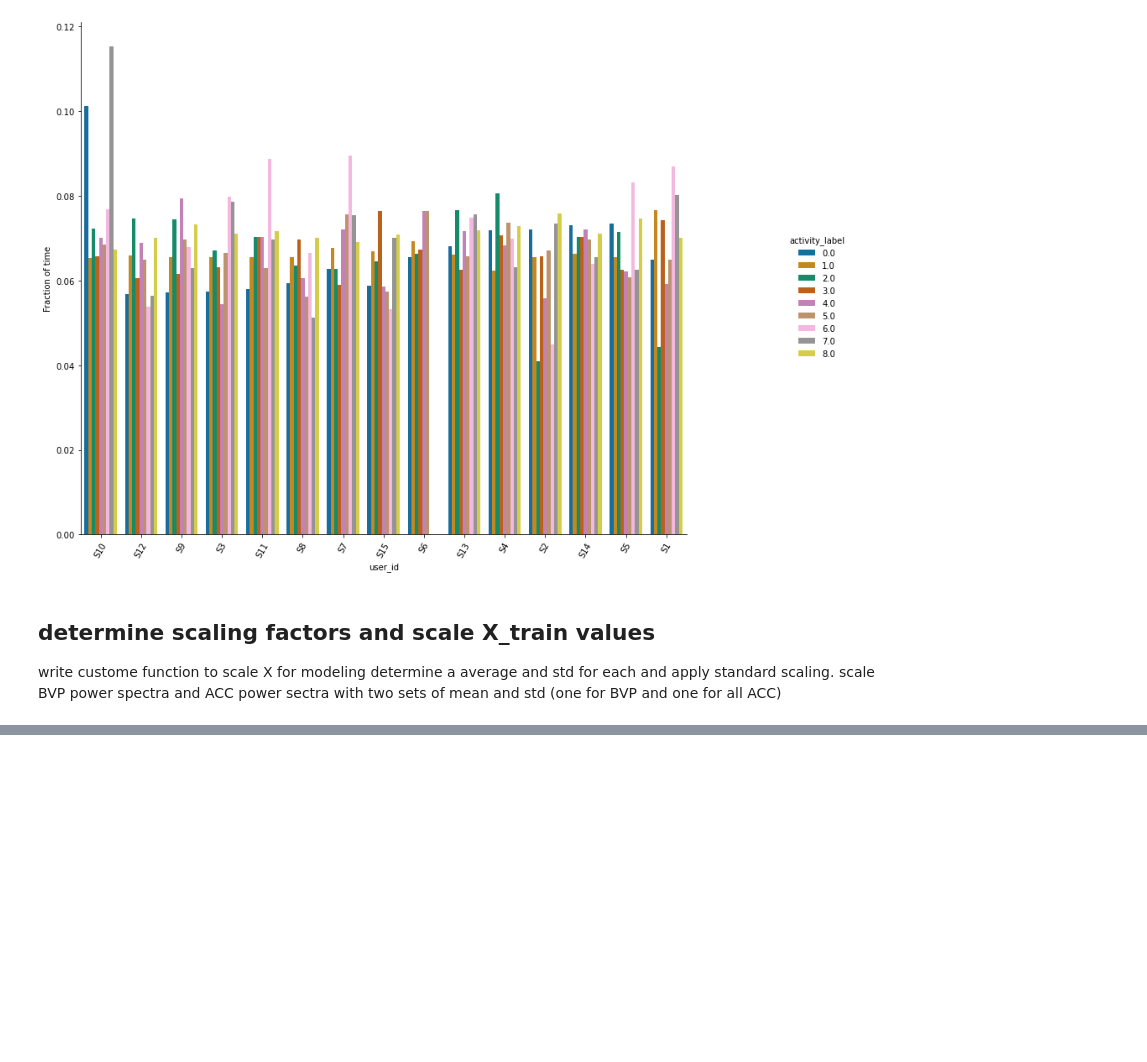
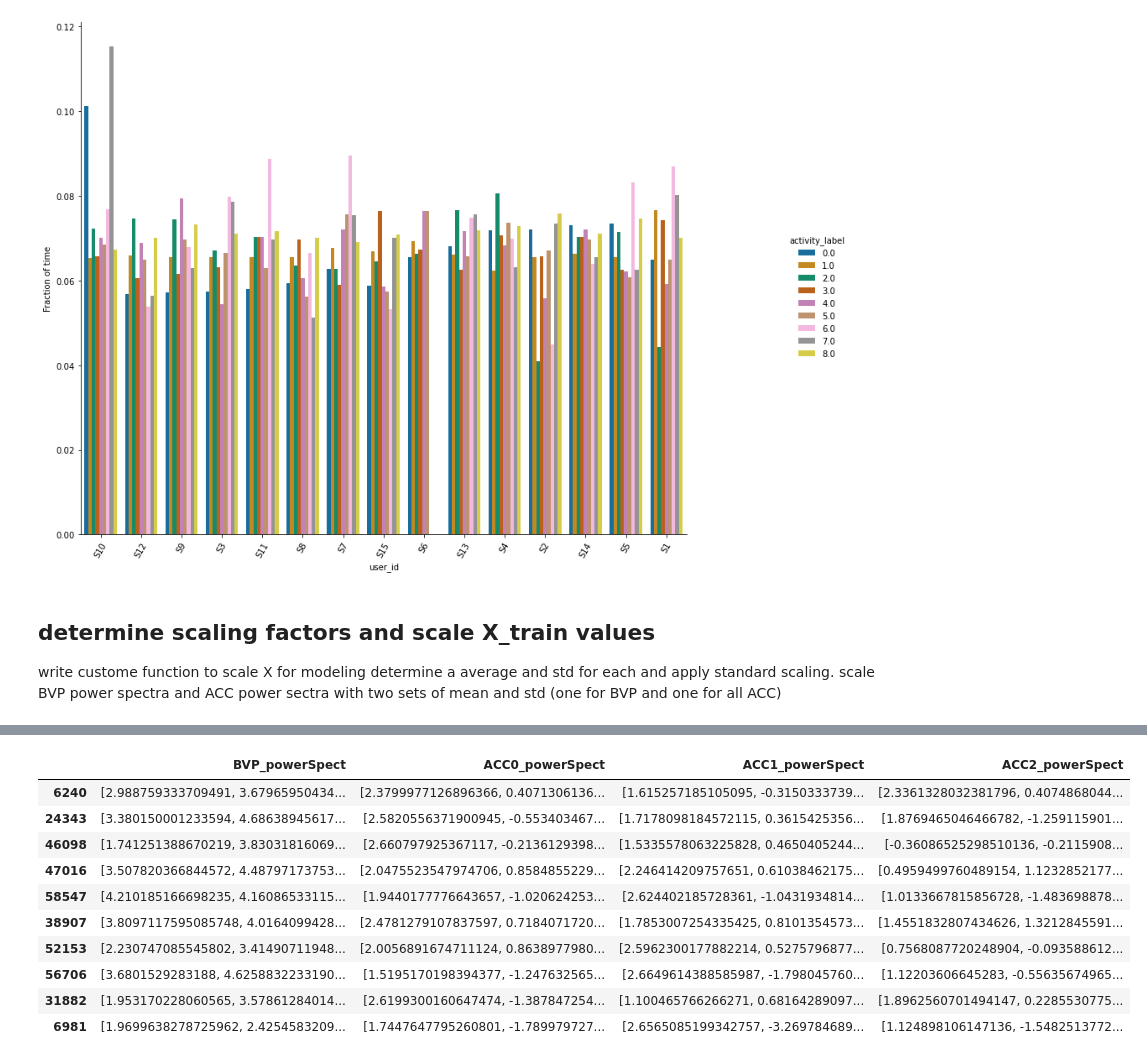
Before and after one commit to VanD3rWaals/portfolio_projects, a Jupyter notebook: ppg_model/modeling_NB.ipynb, the cells around one changed output, grey strips where cells are left out. Saved outputs shown, nothing was run; the diff lists cells and outputs as text; code cells hidden in the pictures; blank space fills up the shorter version.

Commit message:
added CNN and function for trad ML prep

```diff
--- a/ppg_model/modeling_NB.ipynb
+++ b/ppg_model/modeling_NB.ipynb
@@ -109,8 +107,3 @@ use a concated version of the user_id and the activity id to split with the labe
-# %%
-y_train = X_train_wlabel['gt_heart_rate[BPM]']
-y_test = X_test_wlabel['gt_heart_rate[BPM]']
-X_train = X_train_wlabel.drop(columns='gt_heart_rate[BPM]')
-X_test = X_test_wlabel.drop(columns='gt_heart_rate[BPM]')
 # %%
 X_train.shape
 # %% [output]
@@ -214,0 +443,8 @@ class ppg_scailer():
+# %%
+def pad_array_w0_to_length(i_array, desired_length):
+    referance = np.zeros((desired_length,),dtype=float)
+    referance[:i_array.shape[0]] = i_array
+    return referance
+# %%
+X_play = X_train.iloc[:100,:]
+X_play.head(2)
@@ -214,0 +455,31 @@ class ppg_scailer():
+# %%
+def prep_df_for_LinReg(X_df,x_f_bins):
+    power_spectra_names = ['BVP_powerSpect', 'ACC0_powerSpect', 'ACC1_powerSpect', 'ACC2_powerSpect']
+    # find the maximum shape for each power spectra
+    max_len = 0
+    for i_name in power_spectra_names:
+        max_len = max([max_len, X_df[i_name].map(lambda x:x.shape[0]).max()])
+
+    # padd all spectra to the same max length
+    df_padded_specra = pd.DataFrame()
+    for i_name in power_spectra_names:
+        df_padded_specra[i_name] = X_df[i_name].map(lambda x: pad_array_w0_to_length(x,max_len))
+
+    # stack the arrays in specra column
+
+    return df_padded_specra
+# %%
+X_play_in = prep_df_for_LinReg(X_play, df.fft_xf[0])
+X_play_in
+# %% [output]
+|  | BVP_powerSpect | ACC0_powerSpect | ACC1_powerSpect | ACC2_powerSpect |
+| 6240 | [2.988759333709491, 3.67965950434... | [2.3799977126896366, 0.4071306136... | [1.615257185105095, -0.3150333739... | [2.3361328032381796, 0.4074868044... |
+| 24343 | [3.380150001233594, 4.68638945617... | [2.5820556371900945, -0.553403467... | [1.7178098184572115, 0.3615425356... | [1.8769465046466782, -1.259115901... |
+| 46098 | [1.741251388670219, 3.83031816069... | [2.660797925367117, -0.2136129398... | [1.5335578063225828, 0.4650405244... | [-0.36086525298510136, -0.2115908... |
+| 47016 | [3.507820366844572, 4.48797173753... | [2.0475523547974706, 0.8584855229... | [2.246414209757651, 0.61038462175... | [0.4959499760489154, 1.1232852177... |
+| 58547 | [4.210185166698235, 4.16086533115... | [1.9440177776643657, -1.020624253... | [2.624402185728361, -1.0431934814... | [1.0133667815856728, -1.483698878... |
+| 38907 | [3.8097117595085748, 4.0164099428... | [2.4781279107837597, 0.7184071720... | [1.7853007254335425, 0.8101354573... | [1.4551832807434626, 1.3212845591... |
+| 52153 | [2.230747085545802, 3.41490711948... | [2.0056891674711124, 0.8638977980... | [2.5962300177882214, 0.5275796877... | [0.7568087720248904, -0.093588612... |
+| 56706 | [3.6801529283188, 4.6258832233190... | [1.5195170198394377, -1.247632565... | [2.6649614388585987, -1.798045760... | [1.12203606645283, -0.55635674965... |
+| 31882 | [1.953170228060565, 3.57861284014... | [2.6199300160647474, -1.387847254... | [1.100465766266271, 0.68164289097... | [1.8962560701494147, 0.2285530775... |
+| 6981 | [1.9699638278725962, 2.4254583209... | [1.7447647795260801, -1.789979727... | [2.6565085199342757, -3.269784689... | [1.124898106147136, -1.5482513772... |
```
Also changed, not shown: parts of 46 cells of this notebook.
